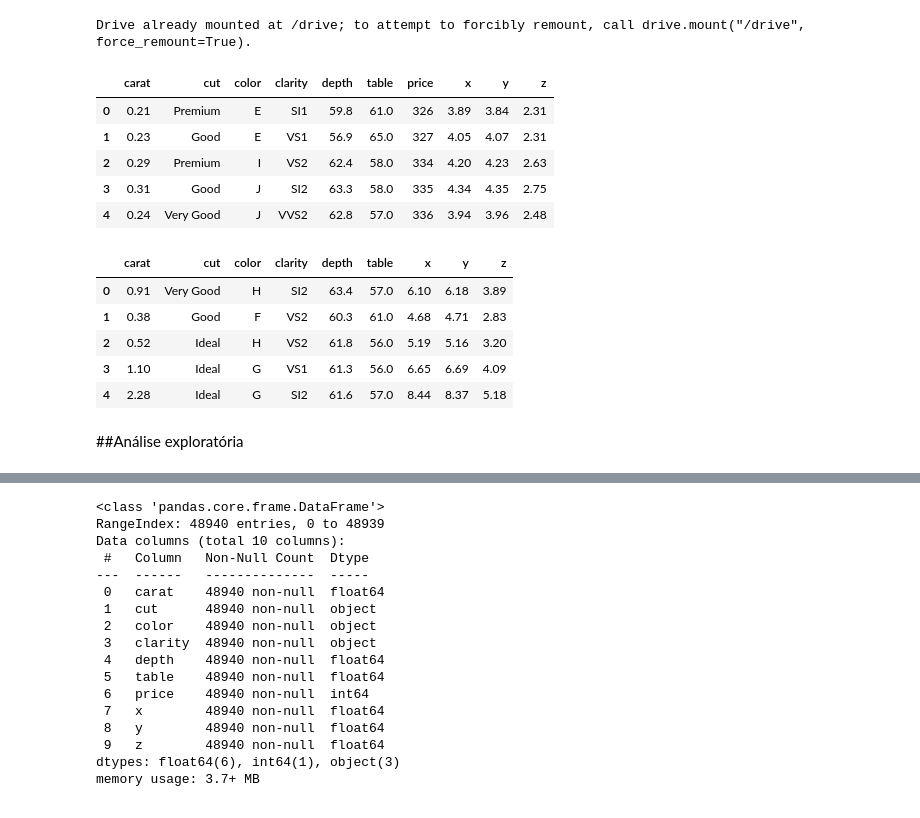
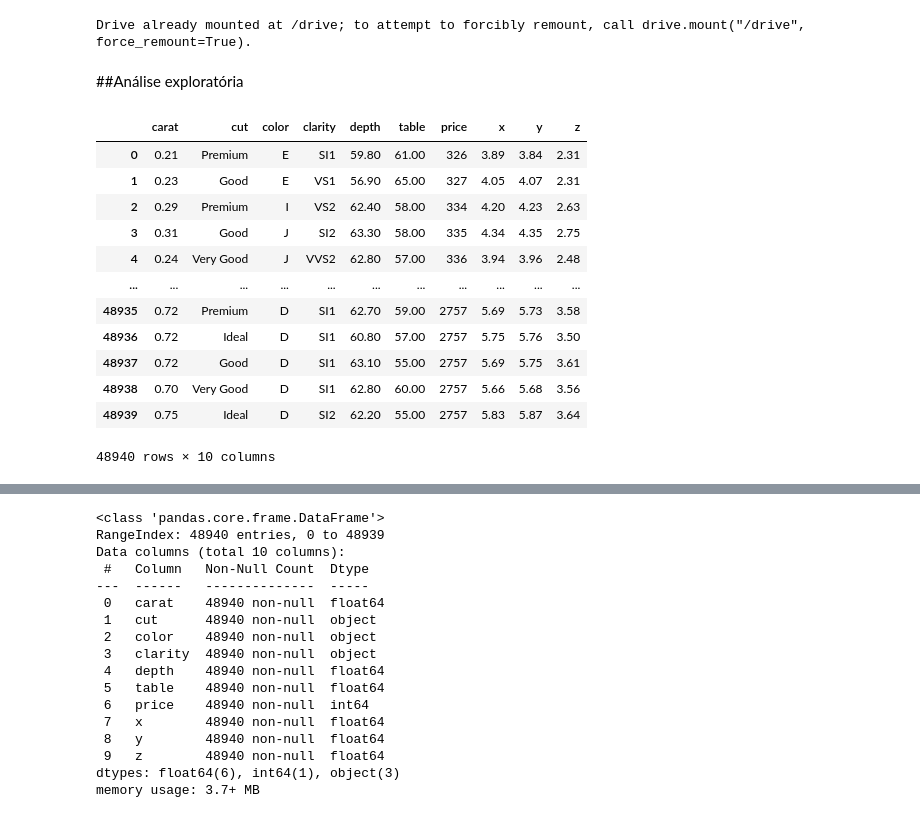
Before and after one commit to lenagrumbach/diamond_price_prediction, a Jupyter notebook: projeto_regressao_linear.ipynb, the cells around one changed output, grey strips where cells are left out. Saved outputs shown, nothing was run; the diff lists cells and outputs as text; code cells hidden in the pictures.

```diff
--- a/projeto_regressao_linear.ipynb
+++ b/projeto_regressao_linear.ipynb
@@ -16,25 +18,22 @@ from google.colab import drive
 drive.mount('/drive')
 # %% [output]
 Drive already mounted at /drive; to attempt to forcibly remount, call drive.mount("/drive", force_remount=True).
-# %%
-df_diamonds = pd.read_csv('/drive/MyDrive/Diamantes/diamonds.csv')
-df_diamonds.head()
-# %% [output]
-|  | carat | cut | color | clarity | depth | table | price | x | y | z |
-| 0 | 0.21 | Premium | E | SI1 | 59.8 | 61.0 | 326 | 3.89 | 3.84 | 2.31 |
-| 1 | 0.23 | Good | E | VS1 | 56.9 | 65.0 | 327 | 4.05 | 4.07 | 2.31 |
-| 2 | 0.29 | Premium | I | VS2 | 62.4 | 58.0 | 334 | 4.20 | 4.23 | 2.63 |
-| 3 | 0.31 | Good | J | SI2 | 63.3 | 58.0 | 335 | 4.34 | 4.35 | 2.75 |
-| 4 | 0.24 | Very Good | J | VVS2 | 62.8 | 57.0 | 336 | 3.94 | 3.96 | 2.48 |
-# %%
-df_rick_diamonds = pd.read_csv('/drive/MyDrive/Diamantes/rick_diamonds.csv')
-df_rick_diamonds.head()
-# %% [output]
-|  | carat | cut | color | clarity | depth | table | x | y | z |
-| 0 | 0.91 | Very Good | H | SI2 | 63.4 | 57.0 | 6.10 | 6.18 | 3.89 |
-| 1 | 0.38 | Good | F | VS2 | 60.3 | 61.0 | 4.68 | 4.71 | 2.83 |
-| 2 | 0.52 | Ideal | H | VS2 | 61.8 | 56.0 | 5.19 | 5.16 | 3.20 |
-| 3 | 1.10 | Ideal | G | VS1 | 61.3 | 56.0 | 6.65 | 6.69 | 4.09 |
-| 4 | 2.28 | Ideal | G | SI2 | 61.6 | 57.0 | 8.44 | 8.37 | 5.18 |
 # %% [markdown]
 ##Análise exploratória
+# %%
+df_diamonds = pd.read_csv('/drive/MyDrive/Diamantes/diamonds.csv')
+display(df_diamonds)
+# %% [output]
+|  | carat | cut | color | clarity | depth | table | price | x | y | z |
+| 0 | 0.21 | Premium | E | SI1 | 59.80 | 61.00 | 326 | 3.89 | 3.84 | 2.31 |
+| 1 | 0.23 | Good | E | VS1 | 56.90 | 65.00 | 327 | 4.05 | 4.07 | 2.31 |
+| 2 | 0.29 | Premium | I | VS2 | 62.40 | 58.00 | 334 | 4.20 | 4.23 | 2.63 |
+| 3 | 0.31 | Good | J | SI2 | 63.30 | 58.00 | 335 | 4.34 | 4.35 | 2.75 |
+| 4 | 0.24 | Very Good | J | VVS2 | 62.80 | 57.00 | 336 | 3.94 | 3.96 | 2.48 |
+| ... | ... | ... | ... | ... | ... | ... | ... | ... | ... | ... |
+| 48935 | 0.72 | Premium | D | SI1 | 62.70 | 59.00 | 2757 | 5.69 | 5.73 | 3.58 |
+| 48936 | 0.72 | Ideal | D | SI1 | 60.80 | 57.00 | 2757 | 5.75 | 5.76 | 3.50 |
+| 48937 | 0.72 | Good | D | SI1 | 63.10 | 55.00 | 2757 | 5.69 | 5.75 | 3.61 |
+| 48938 | 0.70 | Very Good | D | SI1 | 62.80 | 60.00 | 2757 | 5.66 | 5.68 | 3.56 |
+| 48939 | 0.75 | Ideal | D | SI2 | 62.20 | 55.00 | 2757 | 5.83 | 5.87 | 3.64 |
+48940 rows × 10 columns
```
Also changed, not shown: parts of 33 cells of this notebook.
